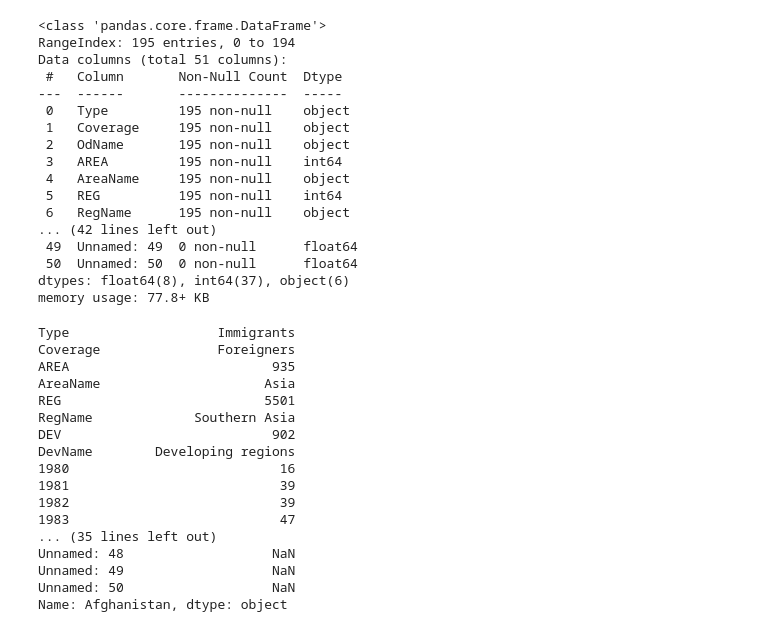
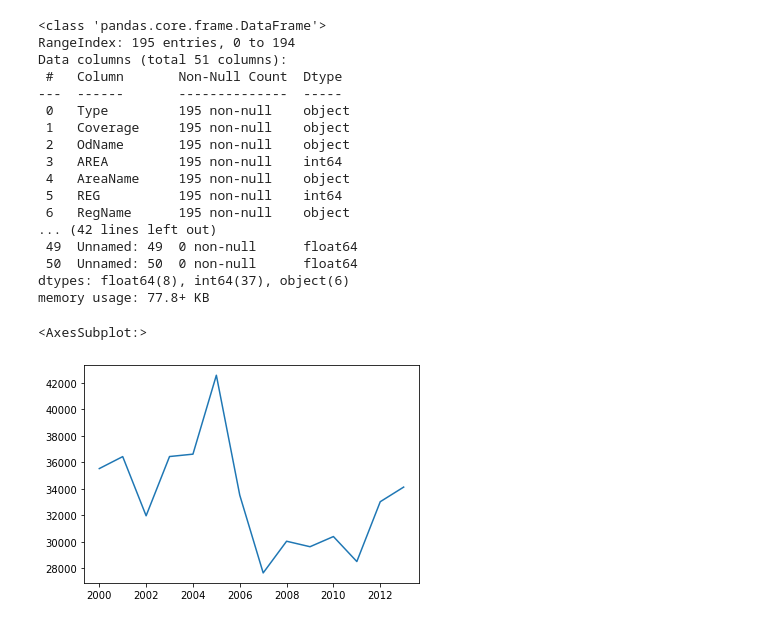
Before and after one commit to Ariumboro730Li/H8_57, a Jupyter notebook: Sesi 7.ipynb, the cells around one changed output. Drawn from its saved outputs; the diff is of its cells as text; code cells hidden in the pictures.

```diff
--- a/Sesi 7.ipynb
+++ b/Sesi 7.ipynb
@@ -63,25 +62,12 @@ Data columns (total 51 columns):
  50  Unnamed: 50  0 non-null      float64
 dtypes: float64(8), int64(37), object(6)
 memory usage: 77.8+ KB
-# %%
-source.set_index('OdName', inplace=True)
-# %%
-source.iloc[0]
-# %% [output]
-Type                   Immigrants
-Coverage               Foreigners
-AREA                          935
-AreaName                     Asia
-REG                          5501
-RegName             Southern Asia
-DEV                           902
-DevName        Developing regions
-1980                           16
-1981                           39
-1982                           39
-1983                           47
-... (35 lines left out)
-Unnamed: 48                   NaN
-Unnamed: 49                   NaN
-Unnamed: 50                   NaN
-Name: Afghanistan, dtype: object
+# %%
+newIndex = source.set_index('OdName')
+newIndex.head()
+years = list(range(2000, 2014))
+China = newIndex.loc["China",  years]
+China.plot()
+# %% [output]
+<AxesSubplot:>
+[figure, added]
```
Also changed, not shown: parts of 6 cells of this notebook.
